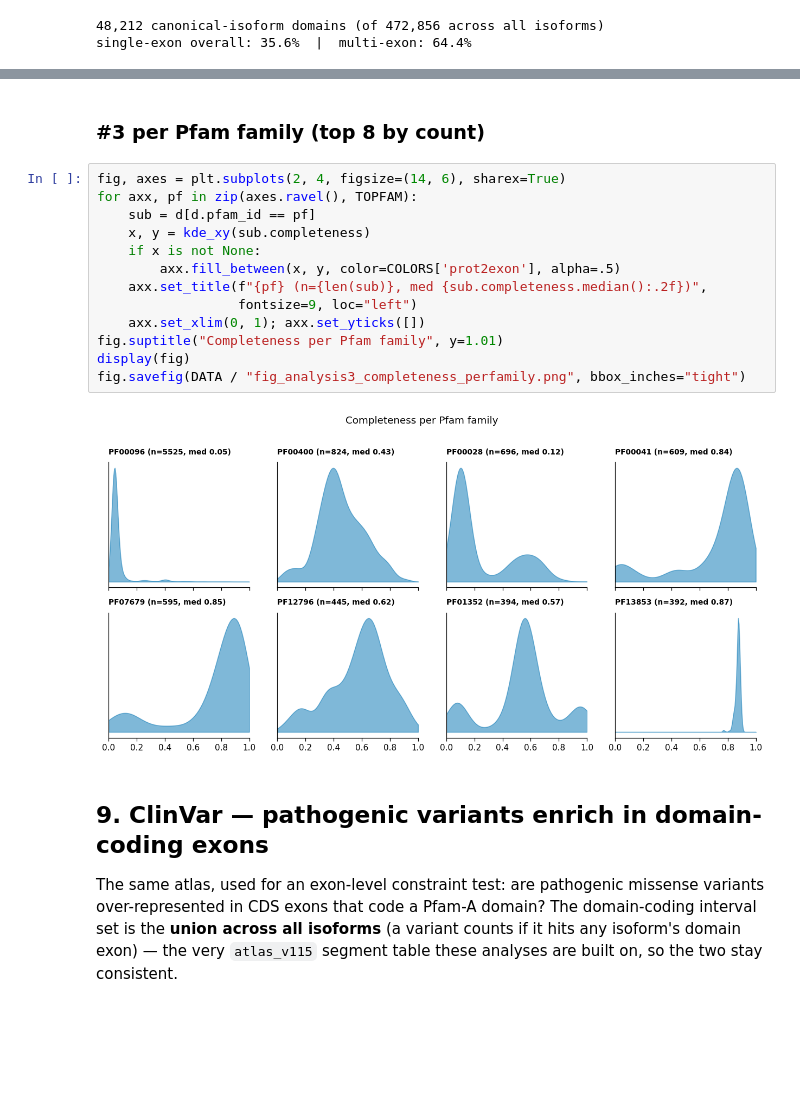
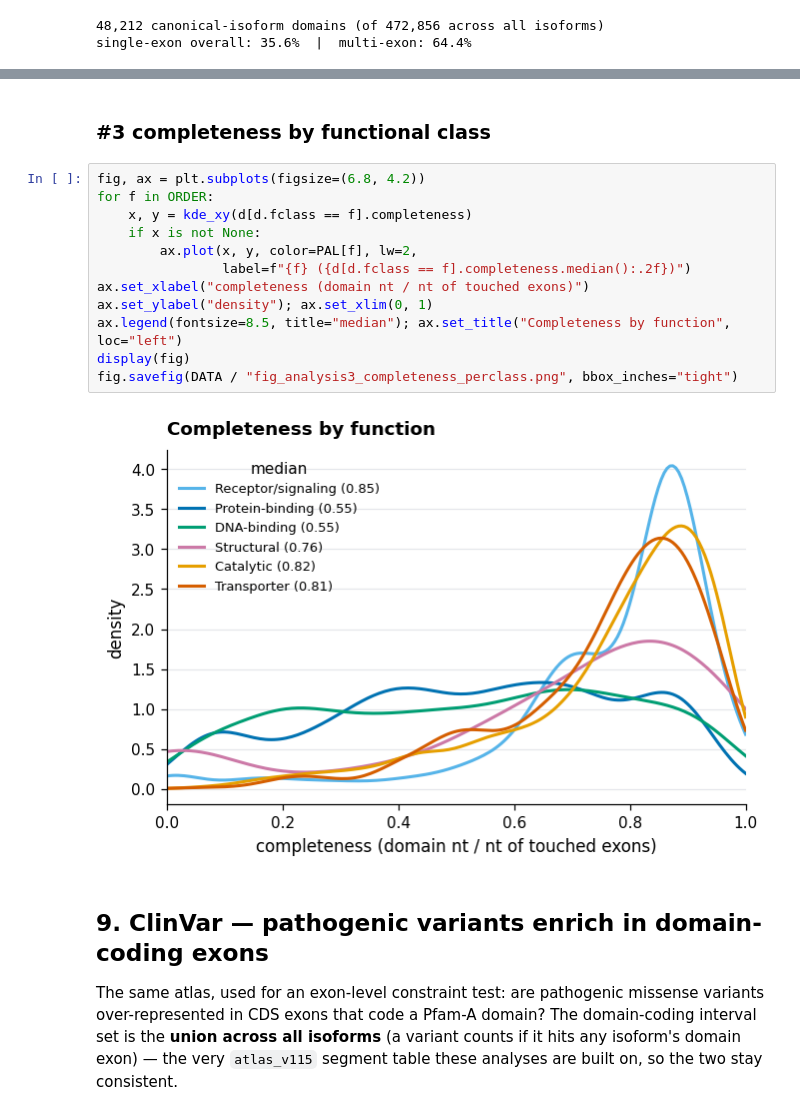
Before and after one commit to SotoLF/fastCDS, a Jupyter notebook: tutorial/reproduce_paper/end_to_end/domain_functional_atlas.ipynb, the cells around one changed output, grey strips where cells are left out. Drawn from its saved outputs; the diff is of its cells as text; blank space fills up the shorter version.

```diff
--- a/tutorial/reproduce_paper/end_to_end/domain_functional_atlas.ipynb
+++ b/tutorial/reproduce_paper/end_to_end/domain_functional_atlas.ipynb
@@ -441,20 +445,19 @@ median completeness overall 0.640
-# %% [markdown]
-### #3 per Pfam family (top 8 by count)
-# %%
-fig, axes = plt.subplots(2, 4, figsize=(14, 6), sharex=True)
-for axx, pf in zip(axes.ravel(), TOPFAM):
-    sub = d[d.pfam_id == pf]
-    x, y = kde_xy(sub.completeness)
-    if x is not None:
-        axx.fill_between(x, y, color=COLORS['prot2exon'], alpha=.5)
-    axx.set_title(f"{pf} (n={len(sub)}, med {sub.completeness.median():.2f})",
-                  fontsize=9, loc="left")
-    axx.set_xlim(0, 1); axx.set_yticks([])
-fig.suptitle("Completeness per Pfam family", y=1.01)
-display(fig)
-fig.savefig(DATA / "fig_analysis3_completeness_perfamily.png", bbox_inches="tight")
-# %% [output]
-[figure, removed]
+# %% [markdown]
+### #3 completeness by functional class
+# %%
+fig, ax = plt.subplots(figsize=(6.8, 4.2))
+for f in ORDER:
+    x, y = kde_xy(d[d.fclass == f].completeness)
+    if x is not None:
+        ax.plot(x, y, color=PAL[f], lw=2,
+                label=f"{f} ({d[d.fclass == f].completeness.median():.2f})")
+ax.set_xlabel("completeness (domain nt / nt of touched exons)")
+ax.set_ylabel("density"); ax.set_xlim(0, 1)
+ax.legend(fontsize=8.5, title="median"); ax.set_title("Completeness by function", loc="left")
+display(fig)
+fig.savefig(DATA / "fig_analysis3_completeness_perclass.png", bbox_inches="tight")
+# %% [output]
+[figure, added]
 # %% [markdown]
 ## 9. ClinVar — pathogenic variants enrich in domain-coding exons
 
```
Also changed, not shown: parts of 12 cells of this notebook, 2 other files.
